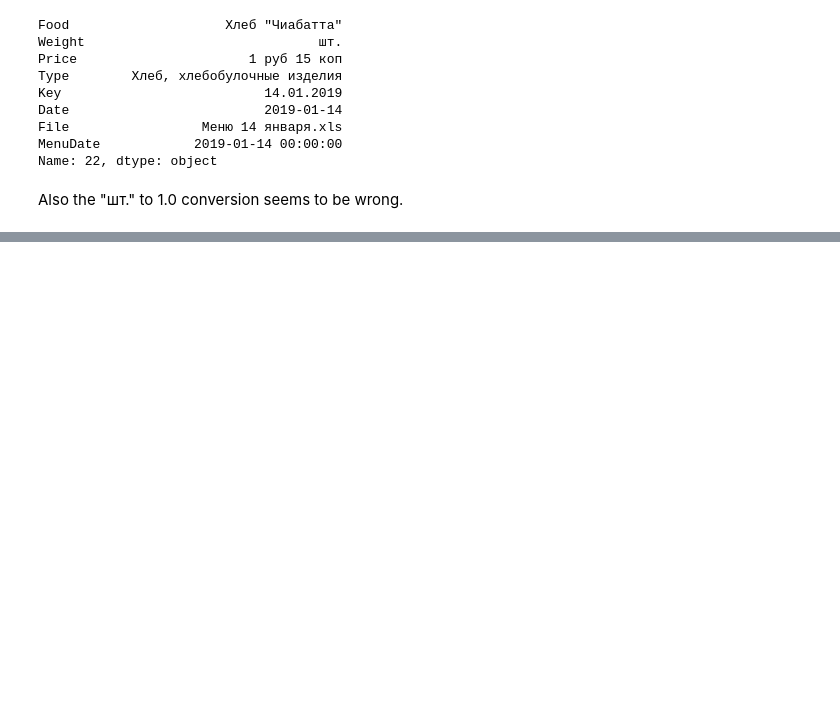
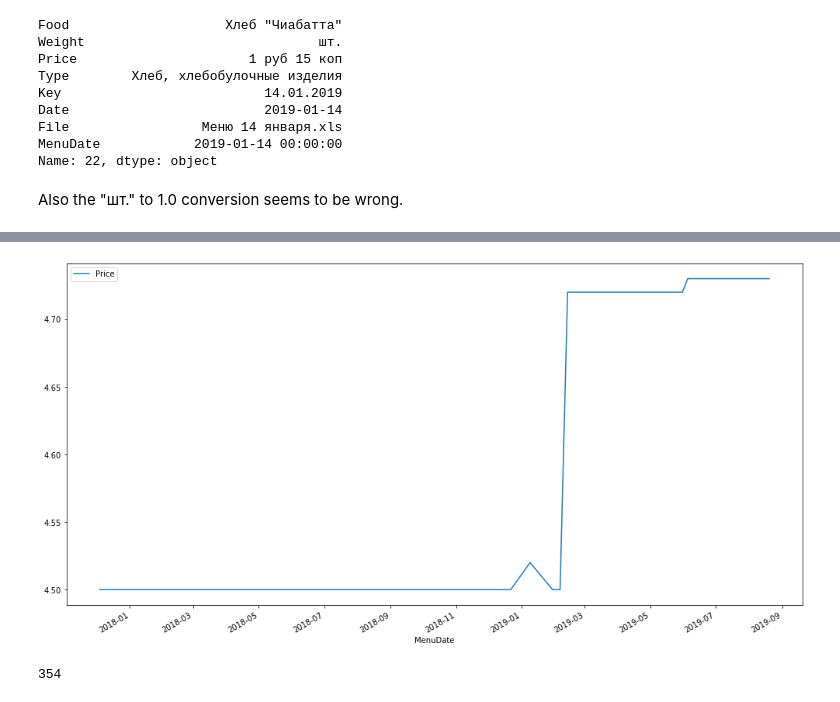
Before and after one commit to ihar/menuP27a, a Jupyter notebook: main_eda.ipynb, the cells around one changed output, grey strips where cells are left out. Saved outputs shown, nothing was run; the diff lists cells and outputs as text; code cells hidden in the pictures; blank space fills up the shorter version.

```diff
--- a/main_eda.ipynb
+++ b/main_eda.ipynb
@@ -436,0 +571,5 @@ Also the "шт." to 1.0 conversion seems to be wrong.
+# %%
+df_date_price_weight_type_proc[df_date_price_weight_type_proc.Food == 'Свинина с сыром'].\
+    plot(x='MenuDate', y='Price', figsize=(17, 9),);
+# %% [output]
+[figure, added]
@@ -436,0 +578,4 @@ Also the "шт." to 1.0 conversion seems to be wrong.
+# %%
+len(food)
+# %% [output]
+354
```
Also changed, not shown: parts of 48 cells of this notebook.
